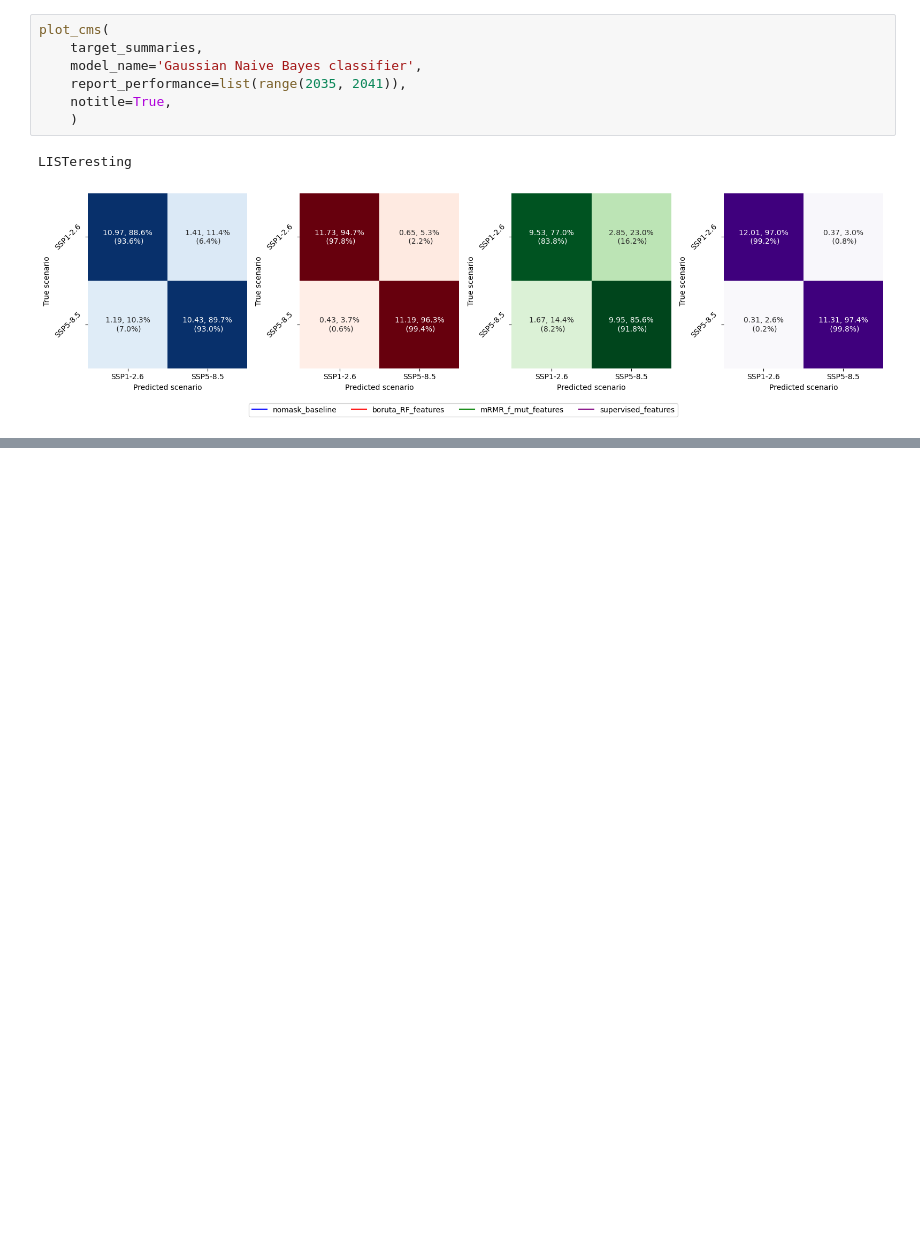
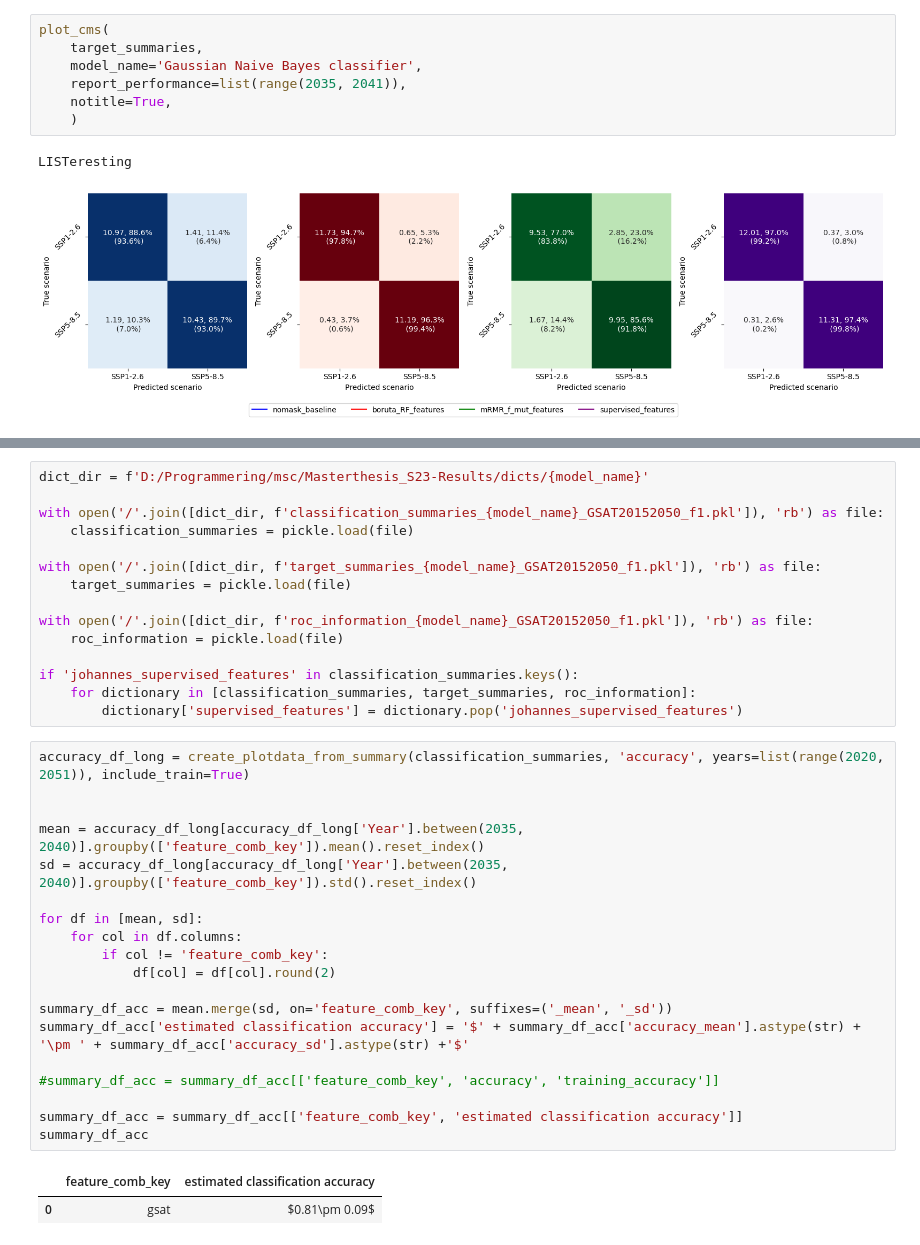
Before and after one commit to Johannesfjeldsaa/Masterthesis_S23, a Jupyter notebook: 07d - investigate LR results.ipynb, the cells around one changed output, grey strips where cells are left out. Drawn from its saved outputs; the diff is of its cells as text; blank space fills up the shorter version.

```diff
--- a/07d - investigate LR results.ipynb
+++ b/07d - investigate LR results.ipynb
@@ -132,0 +147,37 @@ LISTeresting
+# %%
+dict_dir = f'D:/Programmering/msc/Masterthesis_S23-Results/dicts/{model_name}'
+
+with open('/'.join([dict_dir, f'classification_summaries_{model_name}_GSAT20152050_f1.pkl']), 'rb') as file:
+    classification_summaries = pickle.load(file)
+
+with open('/'.join([dict_dir, f'target_summaries_{model_name}_GSAT20152050_f1.pkl']), 'rb') as file:
+    target_summaries = pickle.load(file)
+
+with open('/'.join([dict_dir, f'roc_information_{model_name}_GSAT20152050_f1.pkl']), 'rb') as file:
+    roc_information = pickle.load(file)
+
+if 'johannes_supervised_features' in classification_summaries.keys():
+    for dictionary in [classification_summaries, target_summaries, roc_information]:
+        dictionary['supervised_features'] = dictionary.pop('johannes_supervised_features')
+# %%
+accuracy_df_long = create_plotdata_from_summary(classification_summaries, 'accuracy', years=list(range(2020, 2051)), include_train=True)
+
+
+mean = accuracy_df_long[accuracy_df_long['Year'].between(2035, 2040)].groupby(['feature_comb_key']).mean().reset_index()
+sd = accuracy_df_long[accuracy_df_long['Year'].between(2035, 2040)].groupby(['feature_comb_key']).std().reset_index()
+
+for df in [mean, sd]:
+    for col in df.columns:
+        if col != 'feature_comb_key':
+            df[col] = df[col].round(2)
+
+summary_df_acc = mean.merge(sd, on='feature_comb_key', suffixes=('_mean', '_sd'))
+summary_df_acc['estimated classification accuracy'] = '$' + summary_df_acc['accuracy_mean'].astype(str) + '\pm ' + summary_df_acc['accuracy_sd'].astype(str) +'$'
+
+#summary_df_acc = summary_df_acc[['feature_comb_key', 'accuracy', 'training_accuracy']]
+
+summary_df_acc = summary_df_acc[['feature_comb_key', 'estimated classification accuracy']]
+summary_df_acc
+# %% [output]
+|  | feature_comb_key | estimated classification accuracy |
+| 0 | gsat | $0.81\pm 0.09$ |
```
Also changed, not shown: parts of 2 cells of this notebook, 3 other files.
